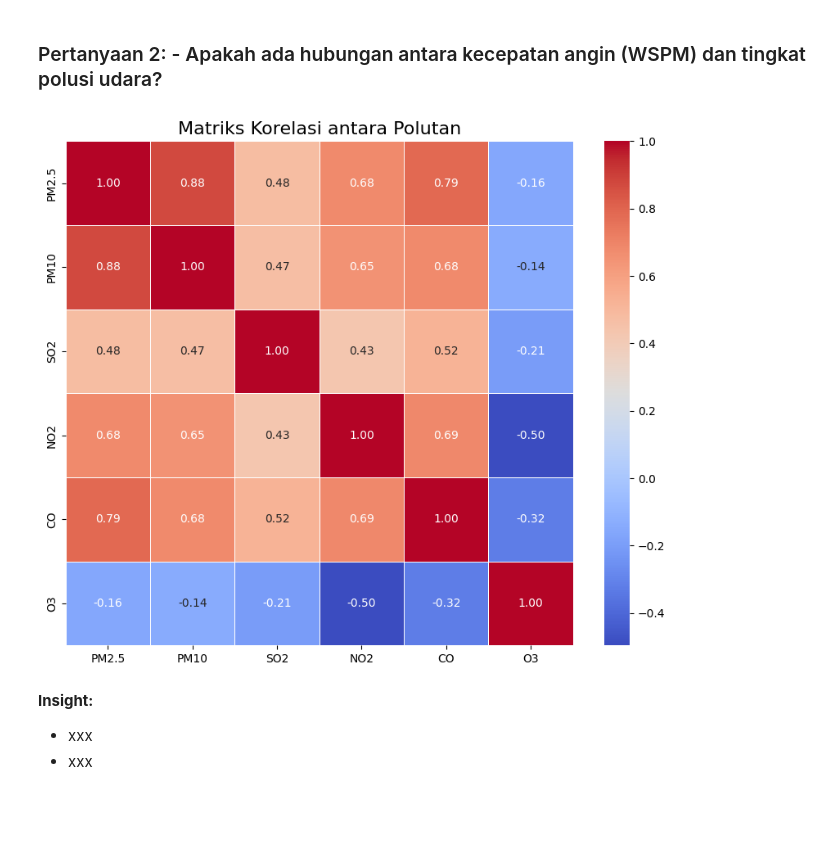
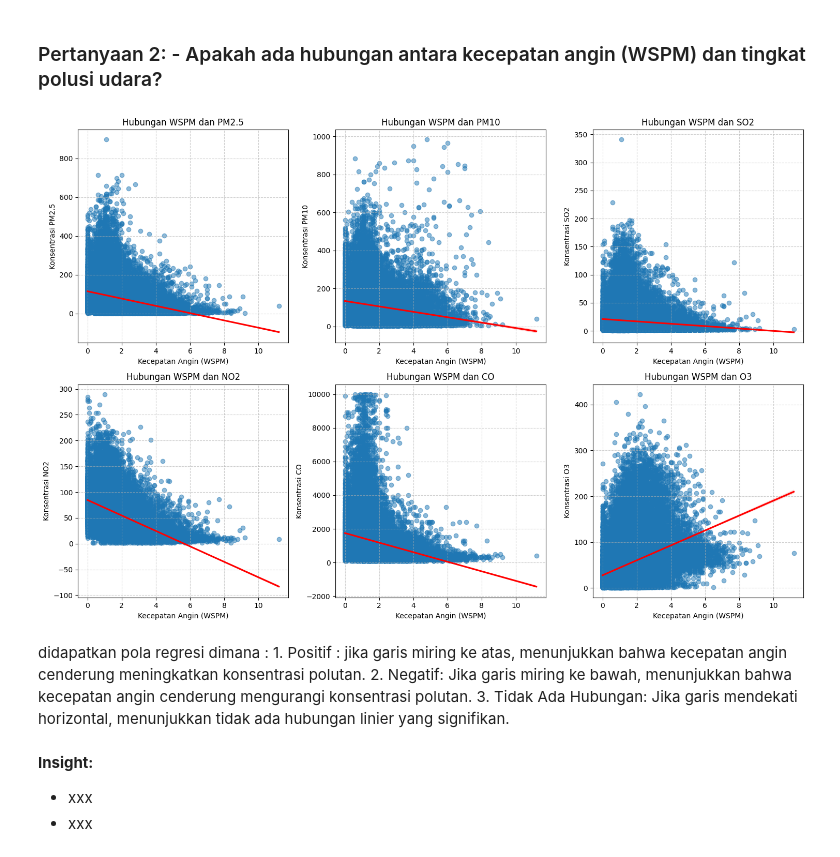
Before and after one commit to rizkybagas557/proyek-analisis-data, a Jupyter notebook: Proyek_Analisis_Data.ipynb, the cells around one changed output. Cells and saved outputs as stored; diff of their text form; code cells hidden in the pictures; blank space fills up the shorter version.

Commit message:
menambahkan analisis data dan visualisasi baru di notebook

```diff
--- a/Proyek_Analisis_Data.ipynb
+++ b/Proyek_Analisis_Data.ipynb
@@ -794,19 +794,35 @@ plt.show()
 [figure]
 # %% [markdown]
 ### Pertanyaan 2: - Apakah ada hubungan antara kecepatan angin (WSPM) dan tingkat polusi udara?
-# %%
-correlation = Aotizhongxin_df[["PM2.5", "PM10", "SO2", "NO2", "CO", "O3"]].corr()
-# Membuat heatmap untuk visualisasi matriks korelasi
-plt.figure(figsize=(10, 8))  # Mengatur ukuran heatmap
-sn.heatmap(correlation, annot=True, cmap="coolwarm", fmt=".2f", linewidths=0.5)
-
-# Menambahkan judul
-plt.title("Matriks Korelasi antara Polutan", fontsize=16)
-
-# Menampilkan heatmap
-plt.show()
-# %% [output]
-[figure, removed]
+# %%
+pollutants = ["PM2.5", "PM10", "SO2", "NO2", "CO", "O3"]
+
+# Membuat scatter plot untuk setiap polutan
+plt.figure(figsize=(15, 10))  # Mengatur ukuran keseluruhan plot
+for i, pollutant in enumerate(pollutants, 1):
+    plt.subplot(2, 3, i)  # Membuat grid 2x3 untuk setiap polutan
+    sn.regplot(
+        x="WSPM",
+        y=pollutant,
+        data=Aotizhongxin_df,
+        scatter_kws={"alpha": 0.5},  # Transparansi titik
+        line_kws={"color": "red"}  # Warna garis regresi
+    )
+    plt.title(f"Hubungan WSPM dan {pollutant}", fontsize=12)
+    plt.xlabel("Kecepatan Angin (WSPM)", fontsize=10)
+    plt.ylabel(f"Konsentrasi {pollutant}", fontsize=10)
+    plt.grid(True, linestyle="--", alpha=0.6)
+
+# Menampilkan semua plot
+plt.tight_layout()
+plt.show()
+# %% [output]
+[figure, added]
+# %% [markdown]
+didapatkan pola regresi dimana :
+    1. Positif : jika garis miring ke atas, menunjukkan bahwa kecepatan angin cenderung meningkatkan konsentrasi polutan.
+    2. Negatif: Jika garis miring ke bawah, menunjukkan bahwa kecepatan angin cenderung mengurangi konsentrasi polutan.
+    3. Tidak Ada Hubungan: Jika garis mendekati horizontal, menunjukkan tidak ada hubungan linier yang signifikan.
 # %% [markdown]
 **Insight:**
 - xxx
```
Also changed, not shown: parts of 1 cell of this notebook.
